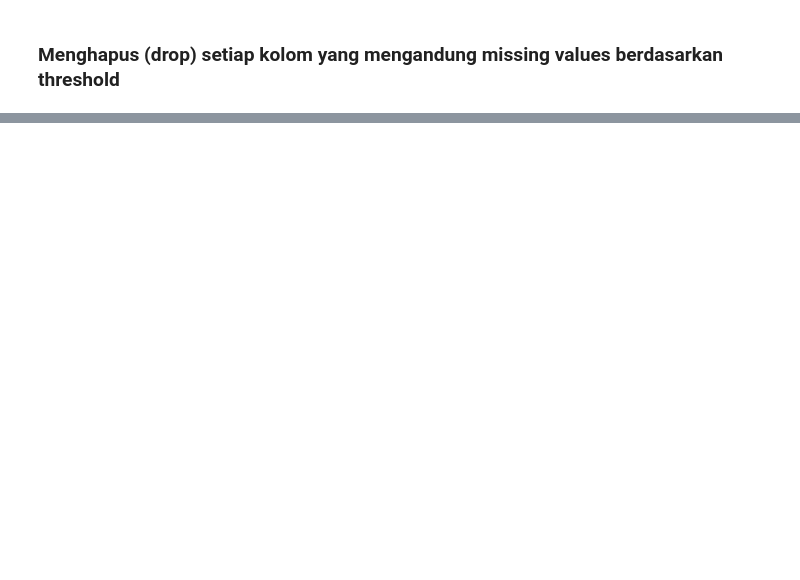
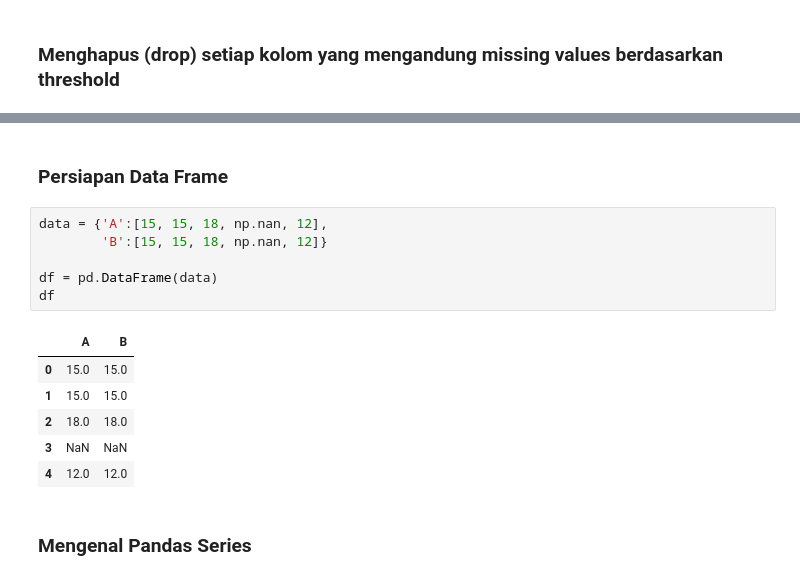
Before and after one commit to boedybios/pandas_tricks, a Jupyter notebook: pandas_tricks.ipynb, the cells around one changed output, grey strips where cells are left out. Cells and saved outputs as stored; diff of their text form; blank space fills up the shorter version.

```diff
--- a/pandas_tricks.ipynb
+++ b/pandas_tricks.ipynb
@@ -302,0 +328,17 @@ df.head()
+# %% [markdown]
+### Persiapan Data Frame
+# %%
+data = {'A':[15, 15, 18, np.nan, 12],
+        'B':[15, 15, 18, np.nan, 12]}
+
+df = pd.DataFrame(data)
+df
+# %% [output]
+|  | A | B |
+| 0 | 15.0 | 15.0 |
+| 1 | 15.0 | 15.0 |
+| 2 | 18.0 | 18.0 |
+| 3 | NaN | NaN |
+| 4 | 12.0 | 12.0 |
+# %% [markdown]
+### Mengenal Pandas Series
```
Also changed, not shown: parts of 51 cells of this notebook.
